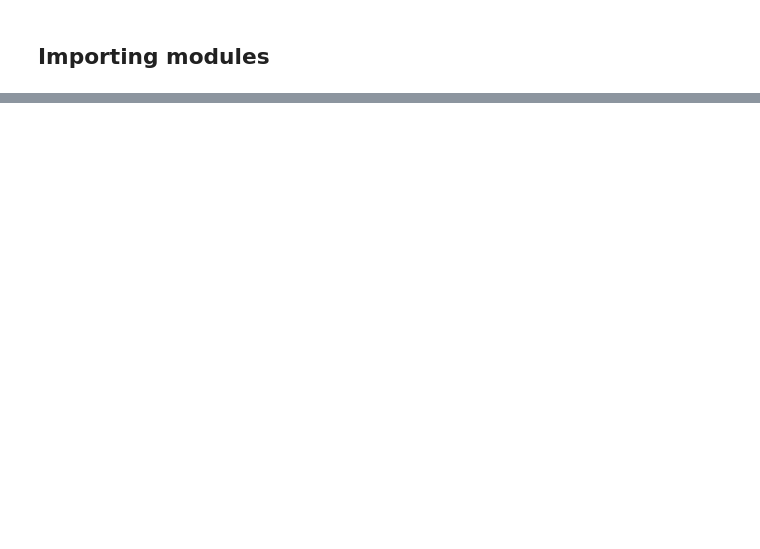
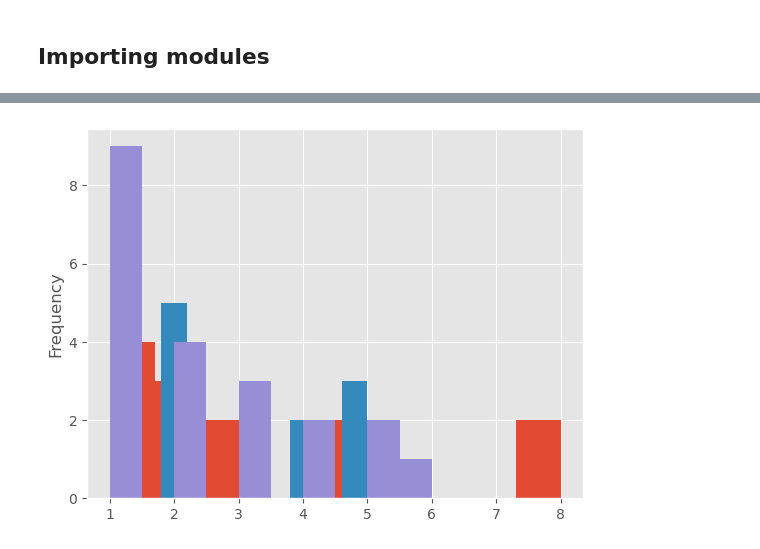
Before and after one commit to whiplxsh21/EE708-IITK, a Jupyter notebook: EDA_visualization.ipynb, the cells around one changed output, grey strips where cells are left out. Saved outputs shown, nothing was run; the diff lists cells and outputs as text; code cells hidden in the pictures; blank space fills up the shorter version.

```diff
--- a/EDA_visualization.ipynb
+++ b/EDA_visualization.ipynb
@@ -34,0 +145,14 @@ df.describe()
+# %%
+#histograms for different flowers
+setosa = df[df['species']=='setosa']
+setosa = setosa.drop('species',axis=1)
+hist1 = setosa['sepal_length'].value_counts().plot(kind='hist') # setosa in orange
+versicolor = df[df['species'] == 'versicolor']
+versicolor = versicolor.drop('species',axis=1)
+hist2 = versicolor['sepal_length'].value_counts().plot(kind='hist') #versicolor in blue
+virginica = df[df['species'] == 'virginica']
+virginica = virginica.drop('species',axis=1)
+hist3 = virginica['sepal_length'].value_counts().plot(kind='hist') #versicolor in purple
+plt.show()
+# %% [output]
+[figure, added]
```
Also changed, not shown: parts of 14 cells of this notebook.
